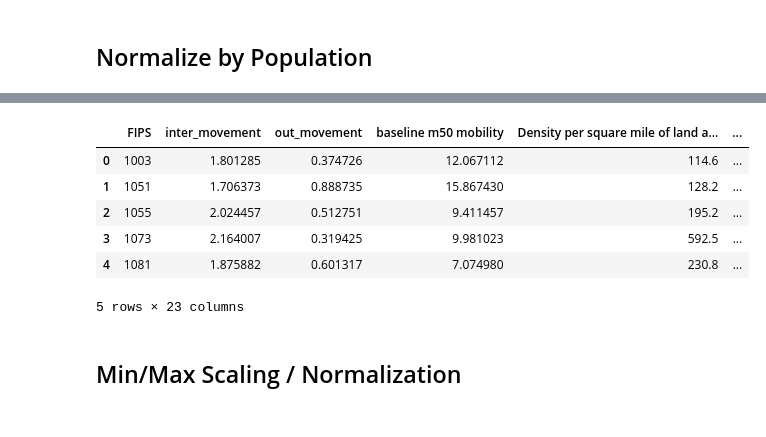
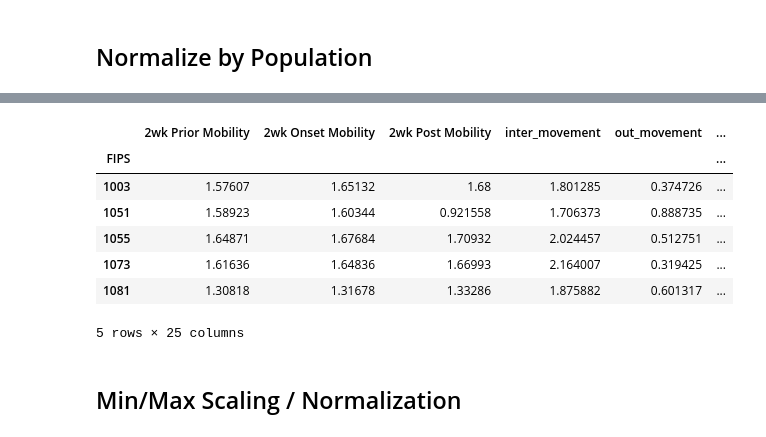
Before and after one commit to jhu-covid-optimization/covid-drivers, a Jupyter notebook: notebooks/bm-01-AC-PCA_data_processing.ipynb, the cells around one changed output, grey strips where cells are left out. Drawn from its saved outputs; the diff is of its cells as text; code cells hidden in the pictures.

Commit message:
timeseries safegraph data

```diff
--- a/notebooks/bm-01-AC-PCA_data_processing.ipynb
+++ b/notebooks/bm-01-AC-PCA_data_processing.ipynb
@@ -297,0 +327,31 @@ combined_data = safegraph.merge(combined_data, left_on='FIPS', right_on='FIPS')
+# %%
+sg_mobility = pd.DataFrame(index=combined_data.index, columns=['2wk Prior Mobility', '2wk Onset Mobility', '2wk Post Mobility'])
+# print(sg_mobility.head())
+for i in combined_data.index:
+    mob_per_day = np.zeros(27)
+    if i not in safegraph_inter.index:
+        continue
+    row = combined_data.loc[i]
+    outbreak_date = datetime.datetime.strptime(row['Outbreak_date'], '%m/%d/%y')
+#     print(outbreak_date)
+#     outbreak_date = row.loc['Outbreak_date']
+    for j in range(-13, 14):
+        mob_day = outbreak_date + datetime.timedelta(days=j) #.AddDays(j)
+        mob_day = mob_day.date()
+        if mob_day in safegraph_inter.columns:
+            mob_per_day[13+j] = safegraph_inter.loc[i,mob_day]
+    prior_mob_arr = np.array(mob_per_day[:14])
+    onset_mob_arr = np.array(mob_per_day[7:-6])
+    post_mob_arr = np.array(mob_per_day[-14:])
+    prior_mob = np.mean(prior_mob_arr)
+    onset_mob = np.mean(onset_mob_arr)
+    post_mob = np.mean(post_mob_arr)
+    sg_mobility.loc[i,'2wk Prior Mobility'] = prior_mob
+    sg_mobility.loc[i, '2wk Onset Mobility'] = onset_mob
+    sg_mobility.loc[i, '2wk Post Mobility'] = post_mob
+#     if i < combined_data.index[5]:
+#         print(mob_per_day)
+#         print(prior_mob_arr, prior_mob)
+#         print(onset_mob_arr, onset_mob)
+#         print(pos_mob_arr, pos_mob)
+sg_mobility.head()
@@ -297,0 +366,3 @@ combined_data = safegraph.merge(combined_data, left_on='FIPS', right_on='FIPS')
+# %%
+combined_data = sg_mobility.merge(combined_data, left_on='FIPS', right_on='FIPS')
+combined_data.head()
@@ -369,18 +465,23 @@ combined_data['Hispanic Population'] = np.true_divide(combined_data['Hispanic Po
 combined_data['Black Population'] = np.true_divide(combined_data['Black Population'],combined_data['POP_ESTIMATE_2018'])
 combined_data['out_movement'] = np.true_divide(combined_data['out_movement'],combined_data['POP_ESTIMATE_2018'])
 combined_data['inter_movement'] = np.true_divide(combined_data['inter_movement'],combined_data['POP_ESTIMATE_2018'])
+combined_data['2wk Prior Mobility'] = np.true_divide(combined_data['2wk Prior Mobility'],combined_data['POP_ESTIMATE_2018'])
+combined_data['2wk Onset Mobility'] = np.true_divide(combined_data['2wk Onset Mobility'],combined_data['POP_ESTIMATE_2018'])
+combined_data['2wk Post Mobility'] = np.true_divide(combined_data['2wk Post Mobility'],combined_data['POP_ESTIMATE_2018'])
 # %%
 # drop population
 combined_data.drop(columns='POP_ESTIMATE_2018', inplace=True)
+combined_data.dropna()
 combined_data.head()
 # %% [output]
-|  | FIPS | inter_movement | out_movement | baseline m50 mobility | Density per square mile of land a... | ... |
-| 0 | 1003 | 1.801285 | 0.374726 | 12.067112 | 114.6 | ... |
-| 1 | 1051 | 1.706373 | 0.888735 | 15.867430 | 128.2 | ... |
-| 2 | 1055 | 2.024457 | 0.512751 | 9.411457 | 195.2 | ... |
-| 3 | 1073 | 2.164007 | 0.319425 | 9.981023 | 592.5 | ... |
-| 4 | 1081 | 1.875882 | 0.601317 | 7.074980 | 230.8 | ... |
+|  | 2wk Prior Mobility | 2wk Onset Mobility | 2wk Post Mobility | inter_movement | out_movement | ... |
+| FIPS |  |  |  |  |  | ... |
+| 1003 | 1.57607 | 1.65132 | 1.68 | 1.801285 | 0.374726 | ... |
+| 1051 | 1.58923 | 1.60344 | 0.921558 | 1.706373 | 0.888735 | ... |
+| 1055 | 1.64871 | 1.67684 | 1.70932 | 2.024457 | 0.512751 | ... |
+| 1073 | 1.61636 | 1.64836 | 1.66993 | 2.164007 | 0.319425 | ... |
+| 1081 | 1.30818 | 1.31678 | 1.33286 | 1.875882 | 0.601317 | ... |
-5 rows × 23 columns
+5 rows × 25 columns
 # %% [markdown]
 ## Min/Max Scaling / Normalization
 # %%
```
Also changed, not shown: parts of 18 cells of this notebook, 1 other file.
